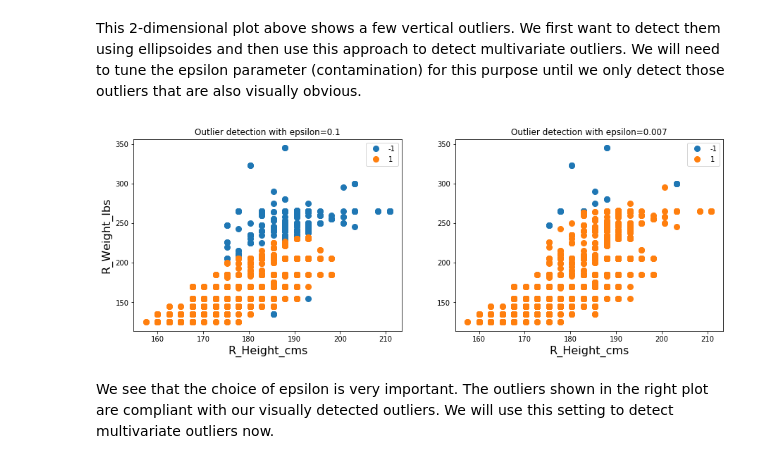
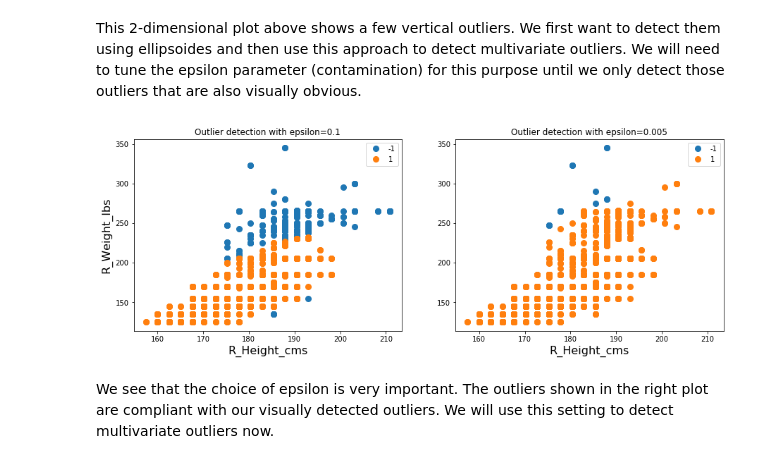
Before and after one commit to bognarpeter/BI2019W-G53, a Jupyter notebook: Assignment_2/B/assignment2.ipynb, the cells around one changed output. Saved outputs shown, nothing was run; the diff lists cells and outputs as text; code cells hidden in the pictures.

Commit message:
Outlier detection and explanation finished

```diff
--- a/Assignment_2/B/assignment2.ipynb
+++ b/Assignment_2/B/assignment2.ipynb
@@ -507,37 +589,37 @@ outlier_detection_1 = EllipticEnvelope(contamination=0.1)
 outlier_detection_1.fit(data_ufc_men_o)
 prediction_1 = outlier_detection_1.predict(data_ufc_men_o)
 
-outlier_detection_2 = EllipticEnvelope(contamination=0.007)
+outlier_detection_2 = EllipticEnvelope(contamination=0.005)
 outlier_detection_2.fit(data_ufc_men_o)
 prediction_2 = outlier_detection_2.predict(data_ufc_men_o)
 
 data_ufc_men_o['outliers_1'] = prediction_1
 data_ufc_men_o['outliers_2'] = prediction_2
 
 # Plotting outliers
 groups = data_ufc_men_o.groupby('outliers_1')
 groups_2 = data_ufc_men_o.groupby('outliers_2')
 
 fig, axes = plt.subplots(1,2,figsize=(15,5))
 
 for name, group in groups:
     axes[0].plot(group['R_Height_cms'], group['R_Weight_lbs'],
             marker='o', linestyle='', ms=8, label=name)
 
 for name, group in groups_2:
     axes[1].plot(group['R_Height_cms'], group['R_Weight_lbs'],
             marker='o', linestyle='', ms=8, label=name)
 
 axes[0].set_xlabel('R_Height_cms', fontsize=16)
 axes[0].set_ylabel('R_Weight_lbs', fontsize=16)
 axes[0].legend()
 axes[0].set_title("Outlier detection with epsilon=0.1")
 
 axes[1].set_xlabel('R_Height_cms', fontsize=16)
-axes[1].set_title("Outlier detection with epsilon=0.007")
+axes[1].set_title("Outlier detection with epsilon=0.005")
 axes[1].legend()
 plt.show()
 # %% [output]
-[figure, old version]
+[figure, new version]
 # %% [markdown]
 We see that the choice of epsilon is very important. The outliers shown in the right plot are compliant with our visually detected outliers. We will use this setting to detect multivariate outliers now.
```
Also changed, not shown: parts of 15 cells of this notebook.
